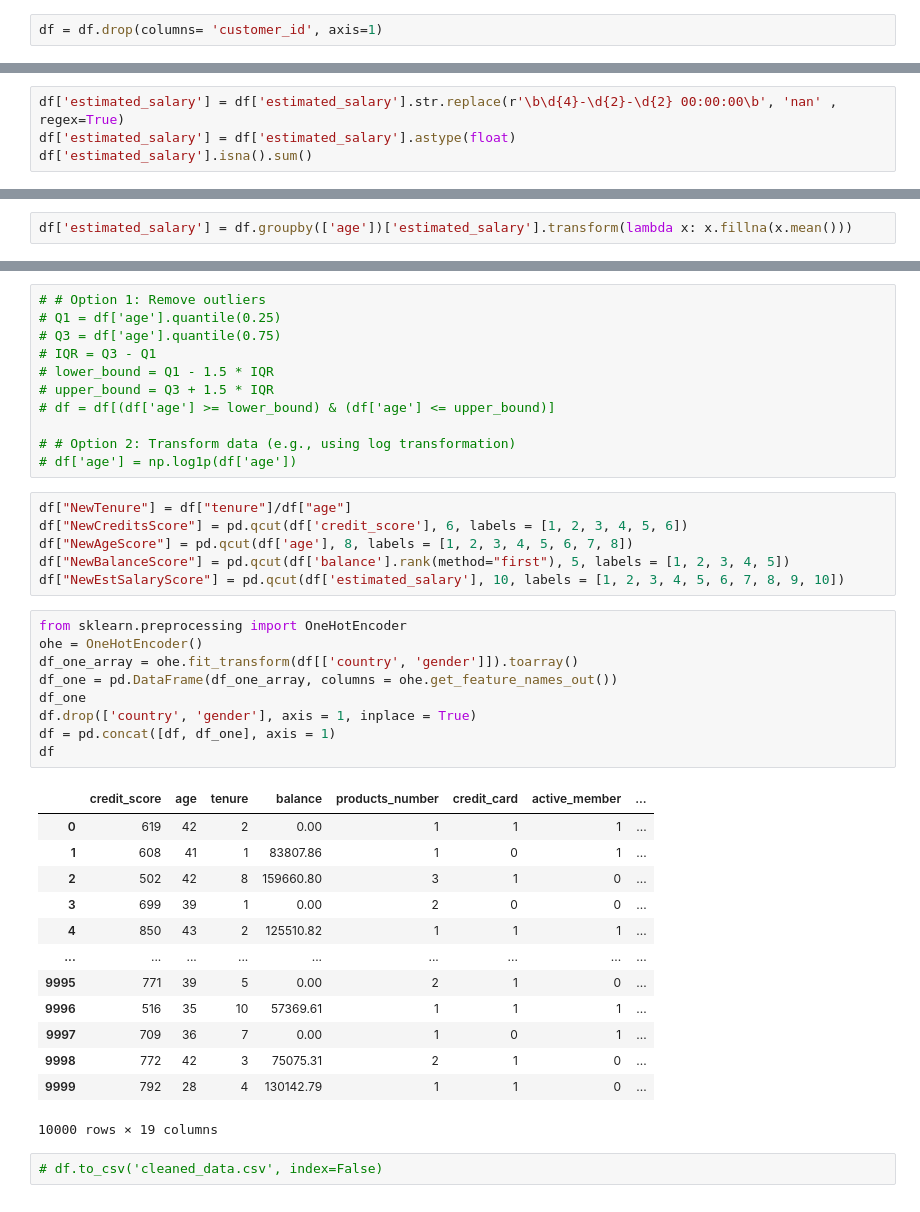
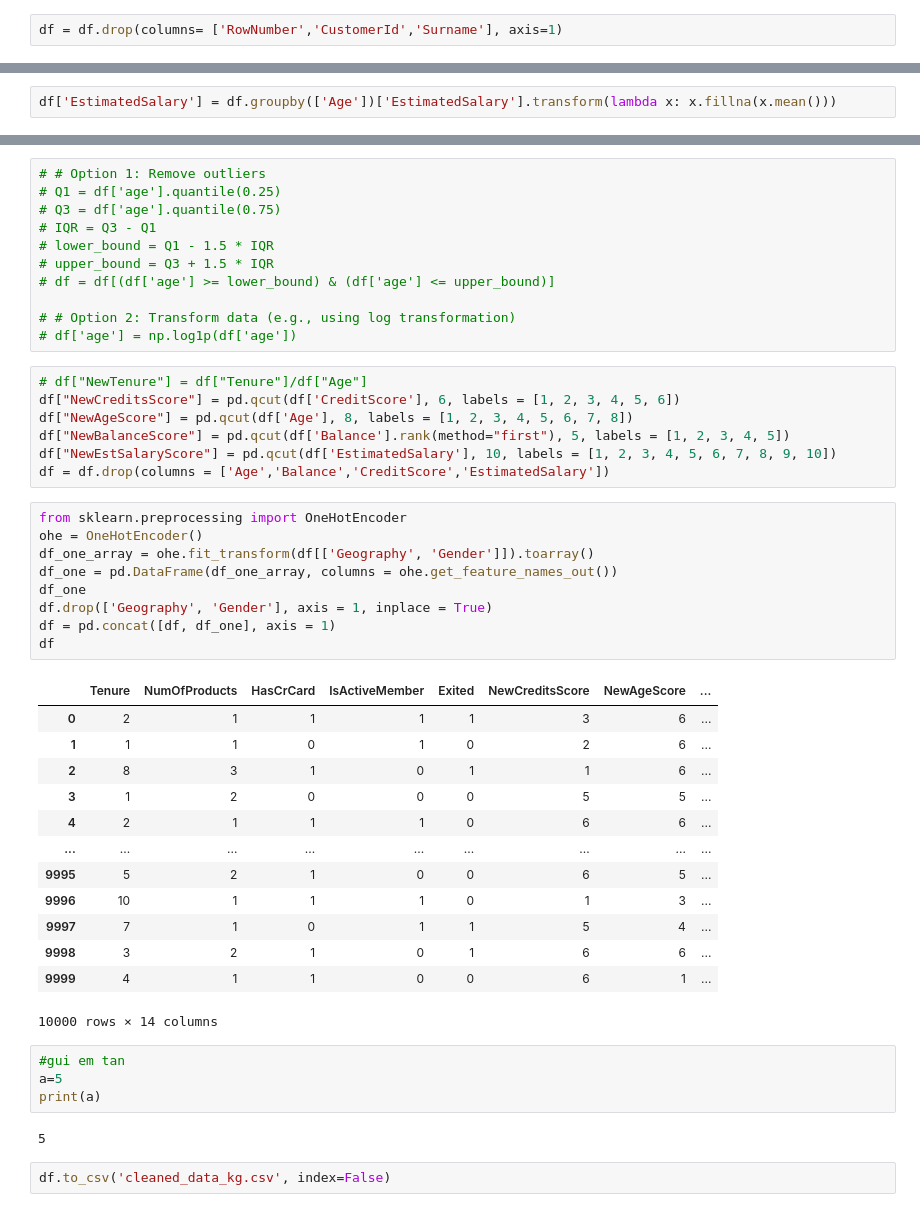
Before and after one commit to tnsonlahh/-DSEB-64A-Group-10_Customer-Churn-Prediction-, a Jupyter notebook: ChurnOneBank_Data.ipynb, the cells around one changed output, grey strips where cells are left out. Cells and saved outputs as stored; diff of their text form.

```diff
--- a/ChurnOneBank_Data.ipynb
+++ b/ChurnOneBank_Data.ipynb
@@ -21,5 +21,5 @@ df.head()
 # %%
-df = df.drop(columns= 'customer_id', axis=1)
+df = df.drop(columns= ['RowNumber','CustomerId','Surname'], axis=1)
 # %%
 df.info()
 # %% [output]
@@ -64,7 +64,3 @@ dtype: int64
 df.duplicated().sum()
 # %% [output]
 0
-# %%
-df['estimated_salary'] = df['estimated_salary'].str.replace(r'\b\d{4}-\d{2}-\d{2} 00:00:00\b', 'nan' , regex=True)
-df['estimated_salary'] = df['estimated_salary'].astype(float)
-df['estimated_salary'].isna().sum()
@@ -73,5 +67,5 @@ df['estimated_salary'].isna().sum()
 # %%
-df['estimated_salary'] = df.groupby(['age'])['estimated_salary'].transform(lambda x: x.fillna(x.mean()))
+df['EstimatedSalary'] = df.groupby(['Age'])['EstimatedSalary'].transform(lambda x: x.fillna(x.mean()))
 # %%
 # categorical Variables
 categorical_variables = [col for col in df.columns if col in "O"
@@ -246,33 +239,40 @@ df['active_member'].value_counts().plot(kind = 'pie', autopct = '%1.1f%%', color
 # # Option 2: Transform data (e.g., using log transformation)
 # df['age'] = np.log1p(df['age'])
 # %%
-df["NewTenure"] = df["tenure"]/df["age"]
-df["NewCreditsScore"] = pd.qcut(df['credit_score'], 6, labels = [1, 2, 3, 4, 5, 6])
-df["NewAgeScore"] = pd.qcut(df['age'], 8, labels = [1, 2, 3, 4, 5, 6, 7, 8])
-df["NewBalanceScore"] = pd.qcut(df['balance'].rank(method="first"), 5, labels = [1, 2, 3, 4, 5])
-df["NewEstSalaryScore"] = pd.qcut(df['estimated_salary'], 10, labels = [1, 2, 3, 4, 5, 6, 7, 8, 9, 10])
+# df["NewTenure"] = df["Tenure"]/df["Age"]
+df["NewCreditsScore"] = pd.qcut(df['CreditScore'], 6, labels = [1, 2, 3, 4, 5, 6])
+df["NewAgeScore"] = pd.qcut(df['Age'], 8, labels = [1, 2, 3, 4, 5, 6, 7, 8])
+df["NewBalanceScore"] = pd.qcut(df['Balance'].rank(method="first"), 5, labels = [1, 2, 3, 4, 5])
+df["NewEstSalaryScore"] = pd.qcut(df['EstimatedSalary'], 10, labels = [1, 2, 3, 4, 5, 6, 7, 8, 9, 10])
+df = df.drop(columns = ['Age','Balance','CreditScore','EstimatedSalary'])
 # %%
 from sklearn.preprocessing import OneHotEncoder
 ohe = OneHotEncoder()
-df_one_array = ohe.fit_transform(df[['country', 'gender']]).toarray()
+df_one_array = ohe.fit_transform(df[['Geography', 'Gender']]).toarray()
 df_one = pd.DataFrame(df_one_array, columns = ohe.get_feature_names_out())
 df_one
-df.drop(['country', 'gender'], axis = 1, inplace = True)
+df.drop(['Geography', 'Gender'], axis = 1, inplace = True)
 df = pd.concat([df, df_one], axis = 1)
 df
 # %% [output]
-|  | credit_score | age | tenure | balance | products_number | credit_card | active_member | ... |
-| 0 | 619 | 42 | 2 | 0.00 | 1 | 1 | 1 | ... |
-| 1 | 608 | 41 | 1 | 83807.86 | 1 | 0 | 1 | ... |
-| 2 | 502 | 42 | 8 | 159660.80 | 3 | 1 | 0 | ... |
-| 3 | 699 | 39 | 1 | 0.00 | 2 | 0 | 0 | ... |
-| 4 | 850 | 43 | 2 | 125510.82 | 1 | 1 | 1 | ... |
+|  | Tenure | NumOfProducts | HasCrCard | IsActiveMember | Exited | NewCreditsScore | NewAgeScore | ... |
+| 0 | 2 | 1 | 1 | 1 | 1 | 3 | 6 | ... |
+| 1 | 1 | 1 | 0 | 1 | 0 | 2 | 6 | ... |
+| 2 | 8 | 3 | 1 | 0 | 1 | 1 | 6 | ... |
+| 3 | 1 | 2 | 0 | 0 | 0 | 5 | 5 | ... |
+| 4 | 2 | 1 | 1 | 1 | 0 | 6 | 6 | ... |
 | ... | ... | ... | ... | ... | ... | ... | ... | ... |
-| 9995 | 771 | 39 | 5 | 0.00 | 2 | 1 | 0 | ... |
-| 9996 | 516 | 35 | 10 | 57369.61 | 1 | 1 | 1 | ... |
-| 9997 | 709 | 36 | 7 | 0.00 | 1 | 0 | 1 | ... |
-| 9998 | 772 | 42 | 3 | 75075.31 | 2 | 1 | 0 | ... |
-| 9999 | 792 | 28 | 4 | 130142.79 | 1 | 1 | 0 | ... |
+| 9995 | 5 | 2 | 1 | 0 | 0 | 6 | 5 | ... |
+| 9996 | 10 | 1 | 1 | 1 | 0 | 1 | 3 | ... |
+| 9997 | 7 | 1 | 0 | 1 | 1 | 5 | 4 | ... |
+| 9998 | 3 | 2 | 1 | 0 | 1 | 6 | 6 | ... |
+| 9999 | 4 | 1 | 1 | 0 | 0 | 6 | 1 | ... |
-10000 rows × 19 columns
+10000 rows × 14 columns
+# %%
+#gui em tan
+a=5
+print(a)
+# %% [output]
+5
 # %%
-# df.to_csv('cleaned_data.csv', index=False)
+df.to_csv('cleaned_data_kg.csv', index=False)
```
Also changed, not shown: parts of 21 cells of this notebook, 1 other file.
